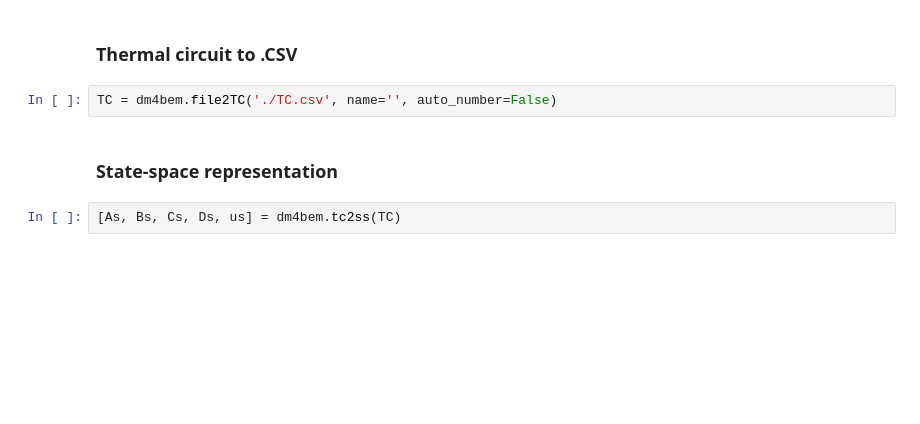
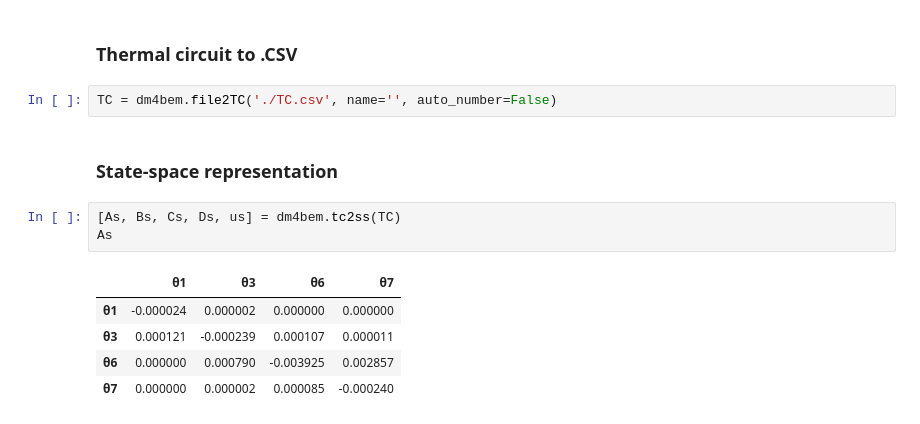
Before and after one commit to dm4bem/thermal-building-model-super-team, a Jupyter notebook: notebooks/Assignment1_Gustmann_Rahman_Silva_Uddin.ipynb, the cells around one changed output. Cells and saved outputs as stored; diff of their text form; blank space fills up the shorter version.

```diff
--- a/notebooks/Assignment1_Gustmann_Rahman_Silva_Uddin.ipynb
+++ b/notebooks/Assignment1_Gustmann_Rahman_Silva_Uddin.ipynb
@@ -377,3 +377,10 @@ TC = dm4bem.file2TC('./TC.csv', name='', auto_number=False)
 ### State-space representation
 # %%
 [As, Bs, Cs, Ds, us] = dm4bem.tc2ss(TC)
+As
+# %% [output]
+|  | θ1 | θ3 | θ6 | θ7 |
+| θ1 | -0.000024 | 0.000002 | 0.000000 | 0.000000 |
+| θ3 | 0.000121 | -0.000239 | 0.000107 | 0.000011 |
+| θ6 | 0.000000 | 0.000790 | -0.003925 | 0.002857 |
+| θ7 | 0.000000 | 0.000002 | 0.000085 | -0.000240 |
```
